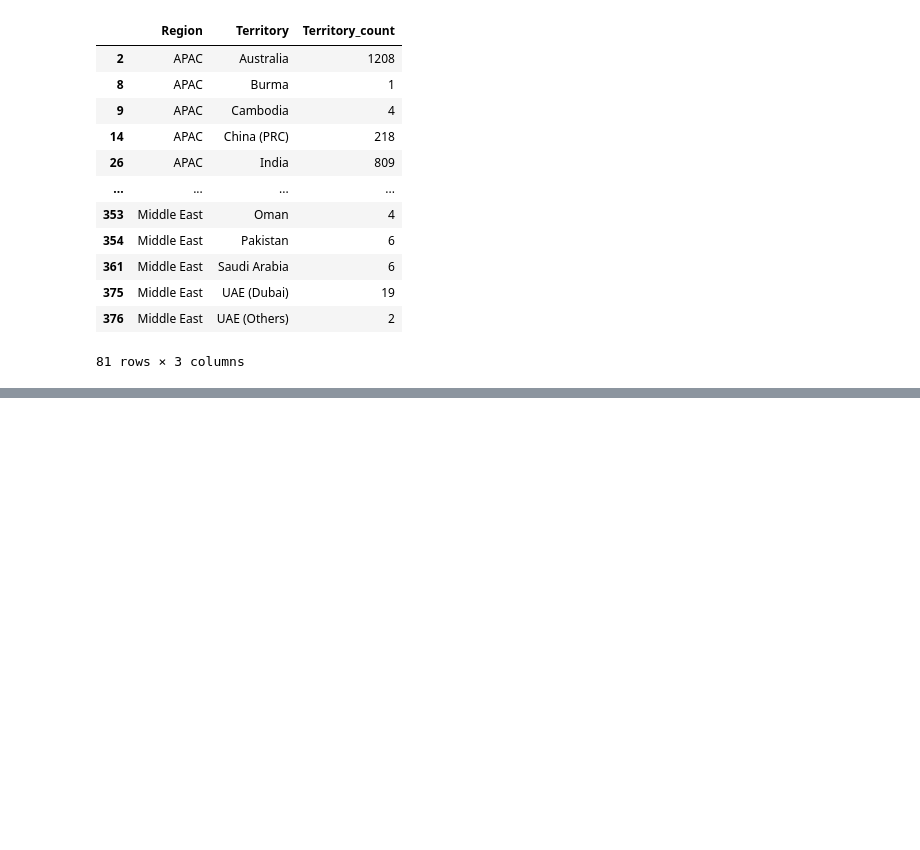
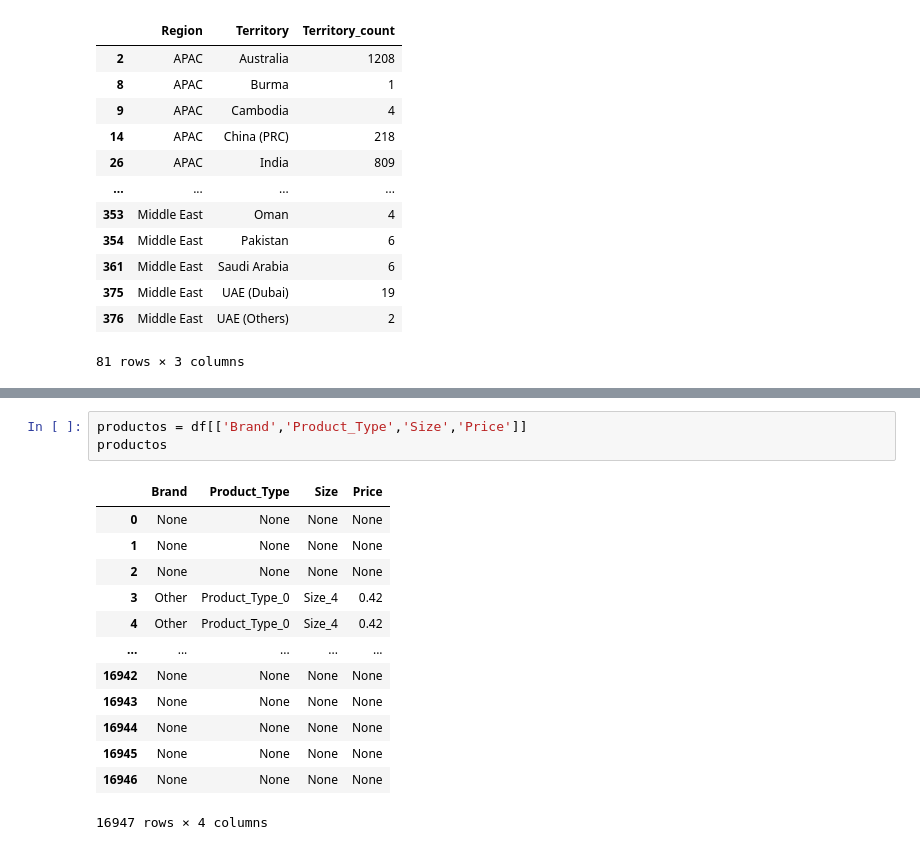
Before and after one commit to MauricioFIUBA/TP1OrganizacionDeDatos, a Jupyter notebook: Analisis_1.ipynb, the cells around one changed output, grey strips where cells are left out. Cells and saved outputs as stored; diff of their text form; blank space fills up the shorter version.

```diff
--- a/Analisis_1.ipynb
+++ b/Analisis_1.ipynb
@@ -265,0 +341,17 @@ Text(0, 0.5, 'Longitud en caracteres')
+# %%
+productos = df[['Brand','Product_Type','Size','Price']]
+productos
+# %% [output]
+|  | Brand | Product_Type | Size | Price |
+| 0 | None | None | None | None |
+| 1 | None | None | None | None |
+| 2 | None | None | None | None |
+| 3 | Other | Product_Type_0 | Size_4 | 0.42 |
+| 4 | Other | Product_Type_0 | Size_4 | 0.42 |
+| ... | ... | ... | ... | ... |
+| 16942 | None | None | None | None |
+| 16943 | None | None | None | None |
+| 16944 | None | None | None | None |
+| 16945 | None | None | None | None |
+| 16946 | None | None | None | None |
+16947 rows × 4 columns
```
Also changed, not shown: parts of 10 cells of this notebook.
